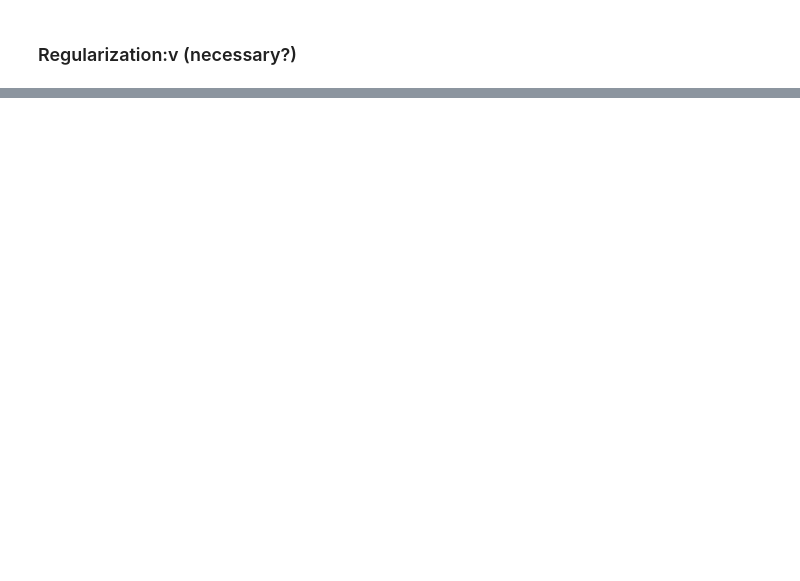
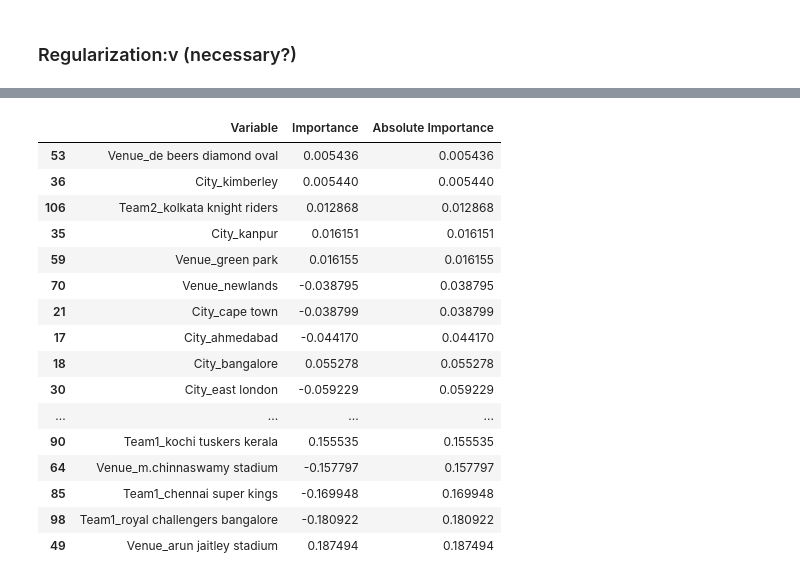
Before and after one commit to patrickevans29/ipl_prediction_model, a Jupyter notebook: notebooks/gomboski_notebook_features2.ipynb, the cells around one changed output, grey strips where cells are left out. Saved outputs shown, nothing was run; the diff lists cells and outputs as text; code cells hidden in the pictures; blank space fills up the shorter version.

```diff
--- a/notebooks/gomboski_notebook_features2.ipynb
+++ b/notebooks/gomboski_notebook_features2.ipynb
@@ -1248,0 +1351,20 @@ cv['test_score'].mean()
+# %%
+df_importance.tail(40).sort_values(by='Absolute Importance', ascending=True)
+# %% [output]
+|  | Variable | Importance | Absolute Importance |
+| 53 | Venue_de beers diamond oval | 0.005436 | 0.005436 |
+| 36 | City_kimberley | 0.005440 | 0.005440 |
+| 106 | Team2_kolkata knight riders | 0.012868 | 0.012868 |
+| 35 | City_kanpur | 0.016151 | 0.016151 |
+| 59 | Venue_green park | 0.016155 | 0.016155 |
+| 70 | Venue_newlands | -0.038795 | 0.038795 |
+| 21 | City_cape town | -0.038799 | 0.038799 |
+| 17 | City_ahmedabad | -0.044170 | 0.044170 |
+| 18 | City_bangalore | 0.055278 | 0.055278 |
+| 30 | City_east london | -0.059229 | 0.059229 |
+| ... | ... | ... | ... |
+| 90 | Team1_kochi tuskers kerala | 0.155535 | 0.155535 |
+| 64 | Venue_m.chinnaswamy stadium | -0.157797 | 0.157797 |
+| 85 | Team1_chennai super kings | -0.169948 | 0.169948 |
+| 98 | Team1_royal challengers bangalore | -0.180922 | 0.180922 |
+| 49 | Venue_arun jaitley stadium | 0.187494 | 0.187494 |
```
Also changed, not shown: parts of 30 cells of this notebook.
